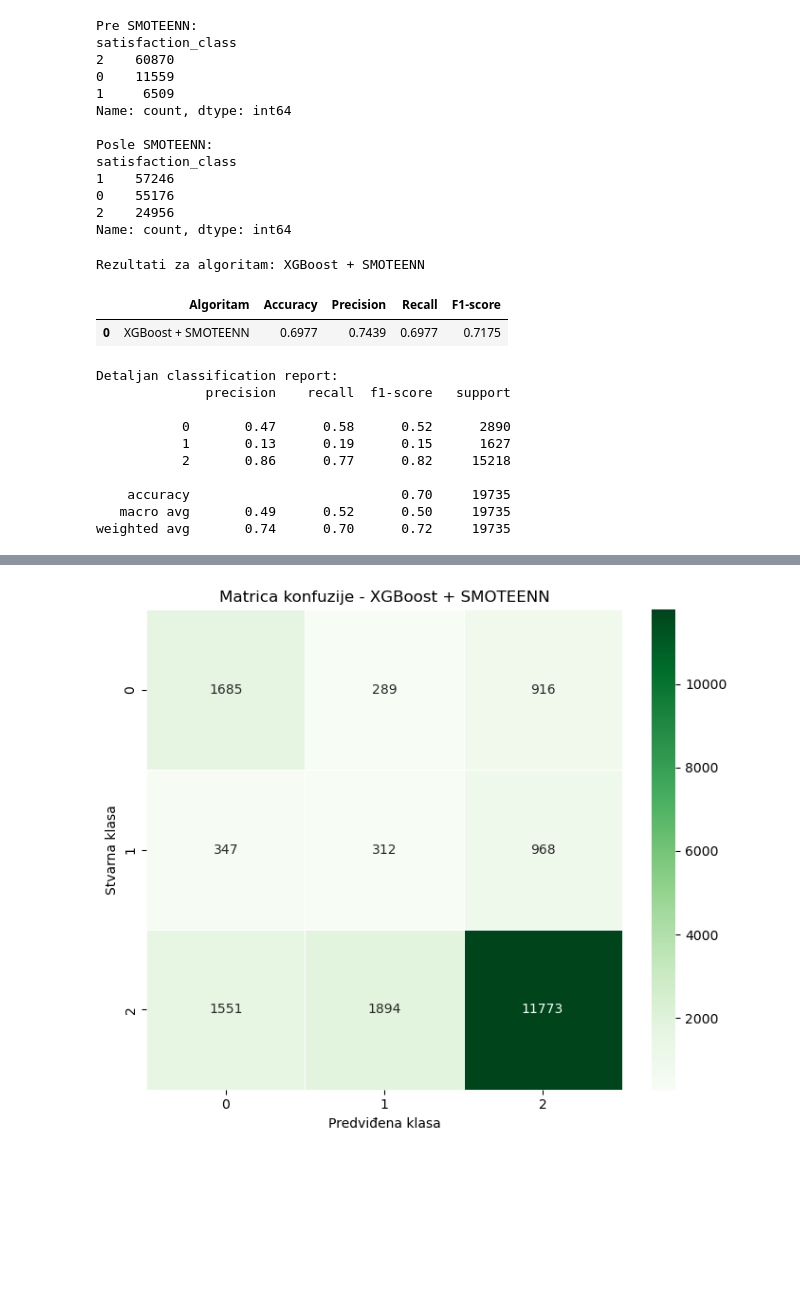
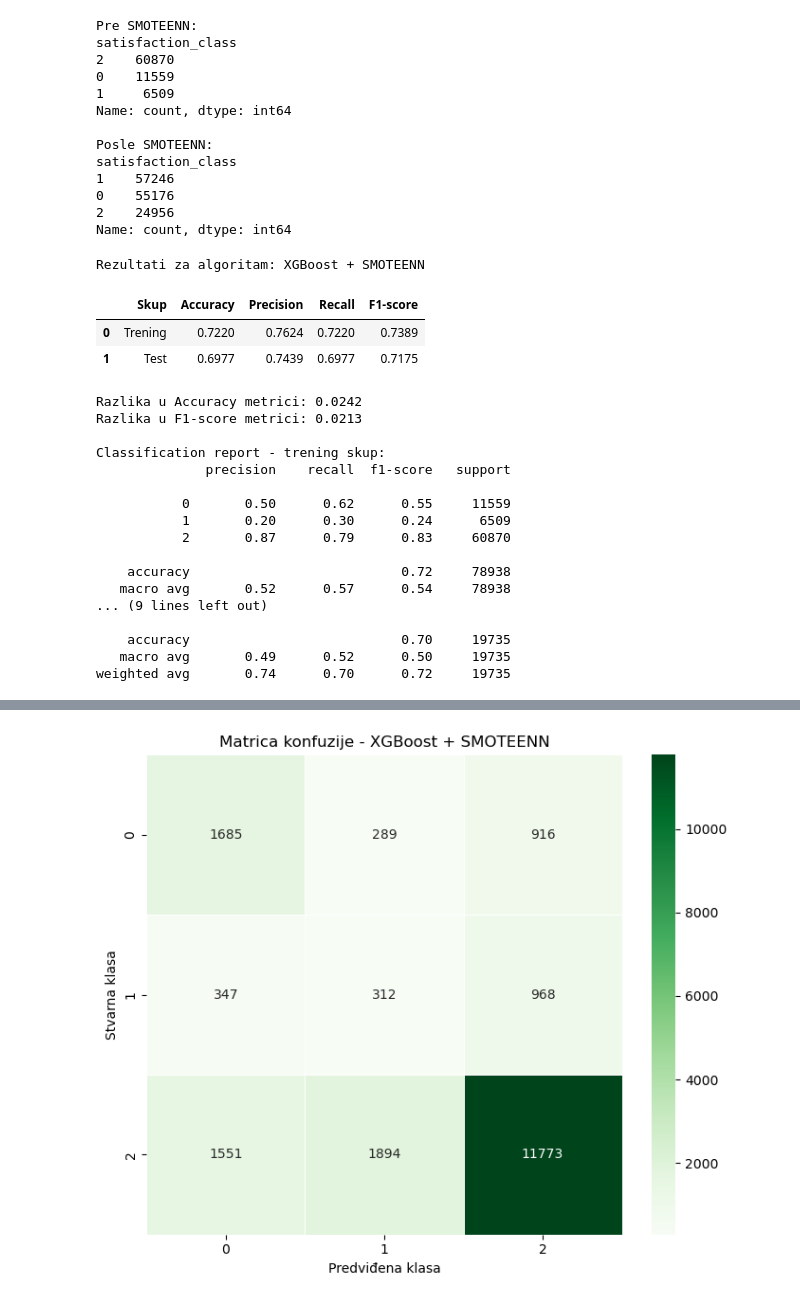
Before and after one commit to jovanabrkljac/olist-data-mining, a Jupyter notebook: notebooks/04_customer_satisfaction_classification.ipynb, the cells around one changed output, grey strips where cells are left out. Saved outputs shown, nothing was run; the diff lists cells and outputs as text; code cells hidden in the pictures; blank space fills up the shorter version.

```diff
--- a/notebooks/04_customer_satisfaction_classification.ipynb
+++ b/notebooks/04_customer_satisfaction_classification.ipynb
@@ -542,25 +695,39 @@ xgb_se.fit(
     y_train_se
 )
 
-y_pred_xgb_se = xgb_se.predict(
+xgb_se_train_predictions = xgb_se.predict(
+    X_train_scaled
+)
+
+xgb_se_test_predictions = xgb_se.predict(
     X_test_scaled
 )
 # %%
 xgb_se_results = evaluate_model(
-    "XGBoost + SMOTEENN",
-    y_test,
-    y_pred_xgb_se
+    model_name="XGBoost + SMOTEENN",
+    y_train_true=y_train,
+    y_train_pred=xgb_se_train_predictions,
+    y_test_true=y_test,
+    y_test_pred=xgb_se_test_predictions
 )
 # %% [output]
 Rezultati za algoritam: XGBoost + SMOTEENN
-|  | Algoritam | Accuracy | Precision | Recall | F1-score |
-| 0 | XGBoost + SMOTEENN | 0.6977 | 0.7439 | 0.6977 | 0.7175 |
+|  | Skup | Accuracy | Precision | Recall | F1-score |
+| 0 | Trening | 0.7220 | 0.7624 | 0.7220 | 0.7389 |
+| 1 | Test | 0.6977 | 0.7439 | 0.6977 | 0.7175 |
-Detaljan classification report:
+Razlika u Accuracy metrici: 0.0242
+Razlika u F1-score metrici: 0.0213
+
+Classification report - trening skup:
               precision    recall  f1-score   support
 
-           0       0.47      0.58      0.52      2890
-           1       0.13      0.19      0.15      1627
-           2       0.86      0.77      0.82     15218
+           0       0.50      0.62      0.55     11559
+           1       0.20      0.30      0.24      6509
+           2       0.87      0.79      0.83     60870
+
+    accuracy                           0.72     78938
+   macro avg       0.52      0.57      0.54     78938
+... (9 lines left out)
 
     accuracy                           0.70     19735
    macro avg       0.49      0.52      0.50     19735
```
Also changed, not shown: parts of 14 cells of this notebook.
